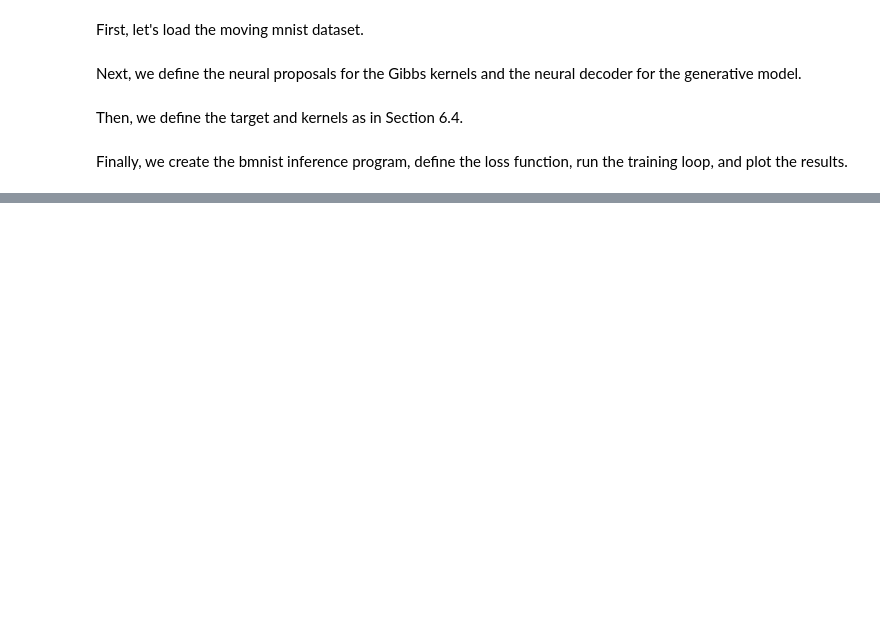
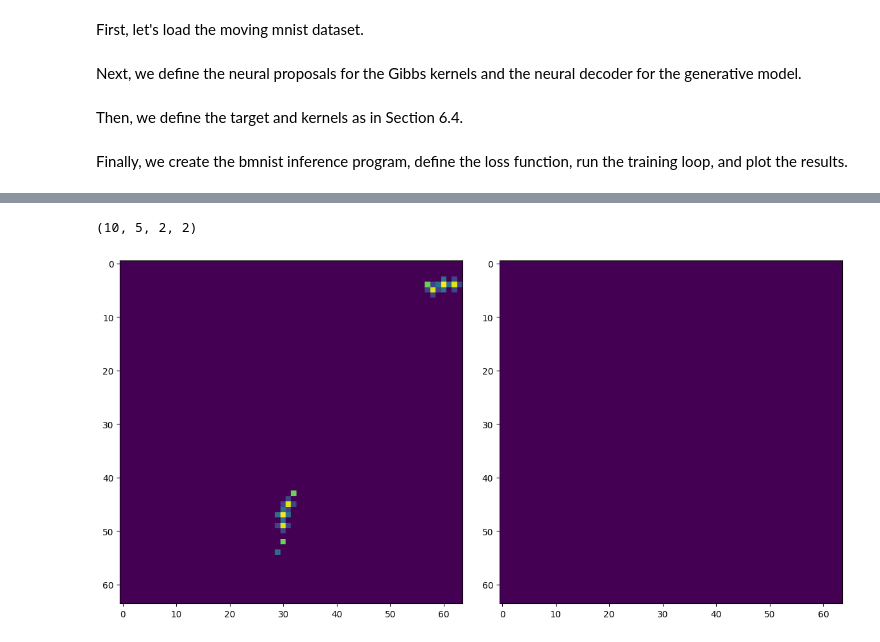
Before and after one commit to deoxyribose/wormsim, a Jupyter notebook: wormsim.ipynb, the cells around one changed output, grey strips where cells are left out. Saved outputs shown, nothing was run; the diff lists cells and outputs as text; code cells hidden in the pictures; blank space fills up the shorter version.

```diff
--- a/wormsim.ipynb
+++ b/wormsim.ipynb
@@ -574,3 +655,10 @@ init_params = bmnist_net.init(jax.random.PRNGKey(0), test_data_tiled)
+# %%
+lr_schedule = cosine_decay_schedule(lr, num_steps, 0.01)
+
+opt = optax.chain(
+    clip_by_global_norm(1.0),
+    optax.adam(lr_schedule),
+)
 # %%
 
 bmnist_params, _ = coix.util.train(
@@ -581,7 +669,8 @@ bmnist_params, _ = coix.util.train(
         num_particles=num_particles,
     ),
     init_params,
-    optax.adam(lr),
+    # optax.adam(lr),
+    opt,
     num_steps,
     train_ds,
 )
@@ -628,35 +692,41 @@ ValueError: Incompatible shapes for broadcasting: shapes=[(3, 1), (2, 3)]
+# %%
+T_test = test_data.shape[-3]
+batch_size_test = test_data.shape[-4]
+program = make_bmnist(
+    bmnist_params, bmnist_net, batch_size_test, T_test, num_sweeps, num_particles
+)
+out, _, _ = coix.traced_evaluate(program, seed=jax.random.PRNGKey(1))(
+    test_data
+)
+out = out[0]
+# %%
+out[f"z_where_{0}"].shape
+# %% [output]
+(10, 5, 2, 2)
 # %%
-  T_test = test_data.shape[-3]
-  program = make_bmnist(
-      bmnist_params, bmnist_net, T_test, num_sweeps, num_particles
-  )
-  out, _, _ = coix.traced_evaluate(program, seed=jax.random.PRNGKey(1))(
-      test_data
-  )
-  out = out[0]
-
-  prop_cycle = plt.rcParams["axes.prop_cycle"]
-  colors = prop_cycle.by_key()["color"]
-  fig, axes = plt.subplots(1, 2, figsize=(12, 6))
-
-  def animate(i):
-    axes[0].cla()
-    axes[0].imshow(test_data[0, i])
-    axes[1].cla()
-    axes[1].imshow(out["frames_recon"][0, 0, i])
-    for d in range(2):
-      where = 0.5 * (out[f"z_where_{i}"][0, 0, d] + 1) * (frame_size - 28) - 0.5
-      color = colors[d]
-      axes[0].add_patch(
-          Rectangle(where, 28, 28, edgecolor=color, lw=3, fill=False)
-      )
-
-  plt.rc("animation", html="jshtml")
-  plt.tight_layout()
-  ani = animation.FuncAnimation(fig, animate, frames=range(20), interval=300)
-  writer = animation.PillowWriter(fps=15)
-  ani.save("bmnist.gif", writer=writer)
-  plt.show()
+b = 1
+prop_cycle = plt.rcParams["axes.prop_cycle"]
+colors = prop_cycle.by_key()["color"]
+fig, axes = plt.subplots(1, 2, figsize=(12, 6))
+def animate(i):
+  axes[0].cla()
+  axes[0].imshow(test_data[b, i])
+  axes[1].cla()
+  axes[1].imshow(out["frames_recon"][0, b, i])
+  for d in range(2):
+    where = 0.5 * (out[f"z_where_{i}"][0, b, d] + 1) * (frame_size - 28) - 0.5
+    color = colors[d]
+    axes[0].add_patch(
+        Rectangle(where, 28, 28, edgecolor=color, lw=3, fill=False)
+    )
+plt.rc("animation", html="jshtml")
+plt.tight_layout()
+ani = animation.FuncAnimation(fig, animate, frames=range(10), interval=300)
+writer = animation.PillowWriter(fps=15)
+ani.save("bmnist.gif", writer=writer)
+plt.show()
+# %% [output]
+[figure, added]
 # %%
 # parser = argparse.ArgumentParser(description="Annealing example")
 # parser.add_argument("--batch-size", nargs="?", default=5, type=int)
```
Also changed, not shown: parts of 13 cells of this notebook, 1 other file.
